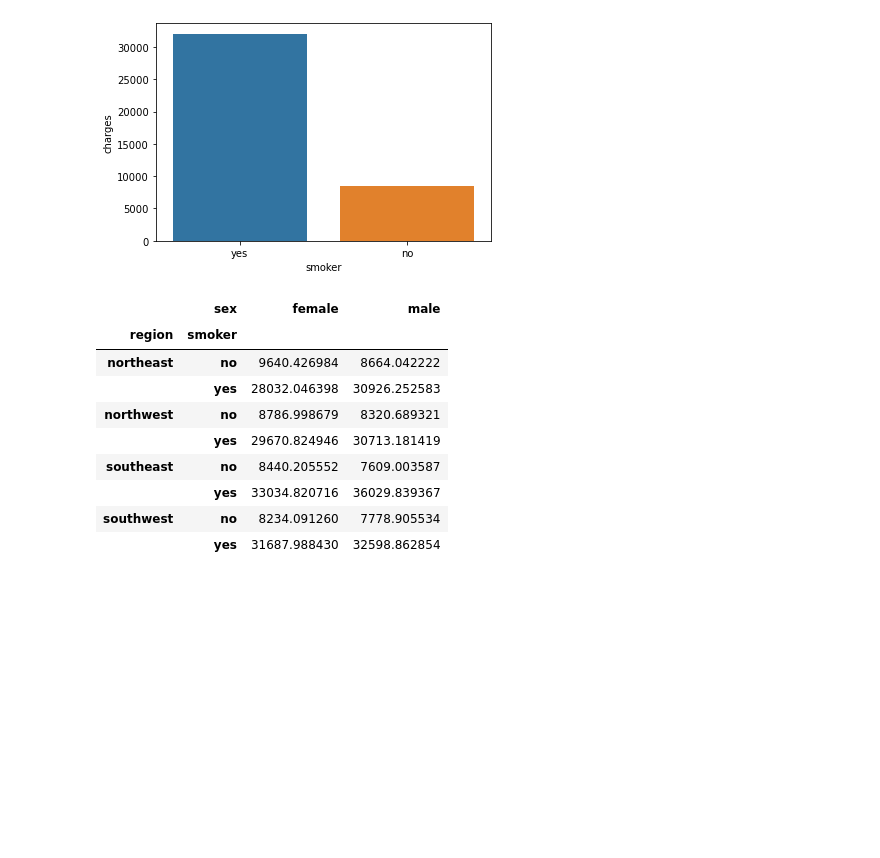
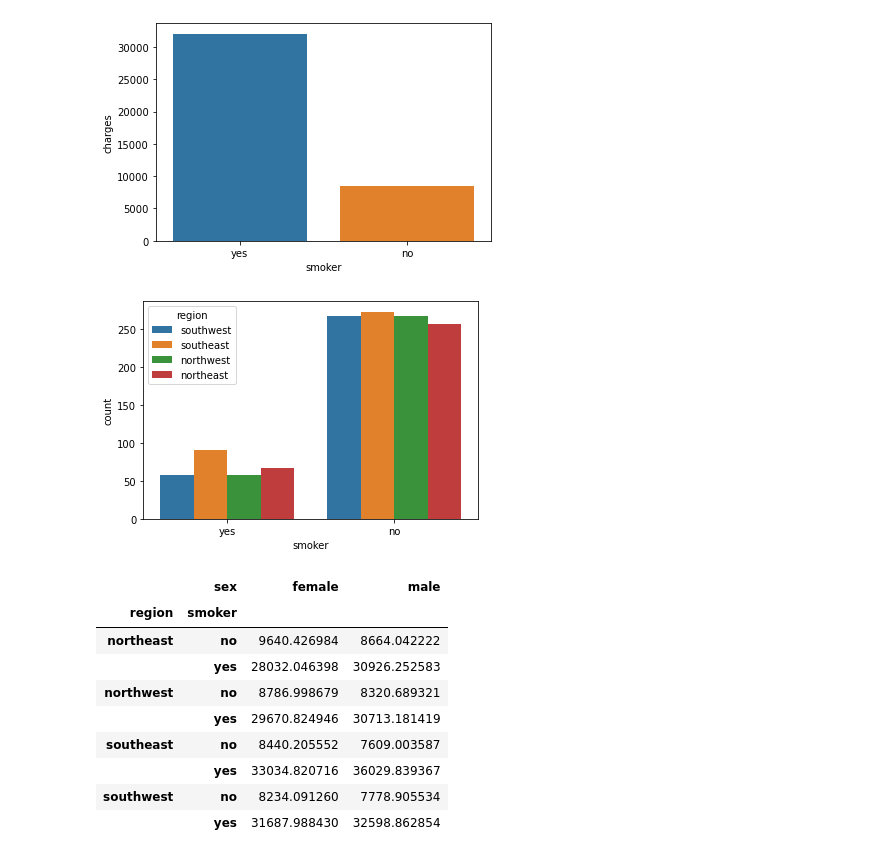
Before and after one commit to yeommss/Mini-Project, a Jupyter notebook: 7주차/0701_Insurance_Premium_EDA.ipynb, the cells around one changed output. Saved outputs shown, nothing was run; the diff lists cells and outputs as text; code cells hidden in the pictures; blank space fills up the shorter version.

```diff
--- a/7주차/0701_Insurance_Premium_EDA.ipynb
+++ b/7주차/0701_Insurance_Premium_EDA.ipynb
@@ -227,6 +227,10 @@ _ = sns.barplot(data=raw, x='region', y='charges', ci=None)
 _ = sns.barplot(data=raw, x='smoker', y='charges', ci=None)
 # %% [output]
 [figure]
+# %%
+_ = sns.countplot(data=raw, x='smoker', hue='region')
+# %% [output]
+[figure, added]
 # %%
 # 사는 지역에 따른 흡연자 보험료 (성별)
 pd.pivot_table(
```
Also changed, not shown: 1 other file.
